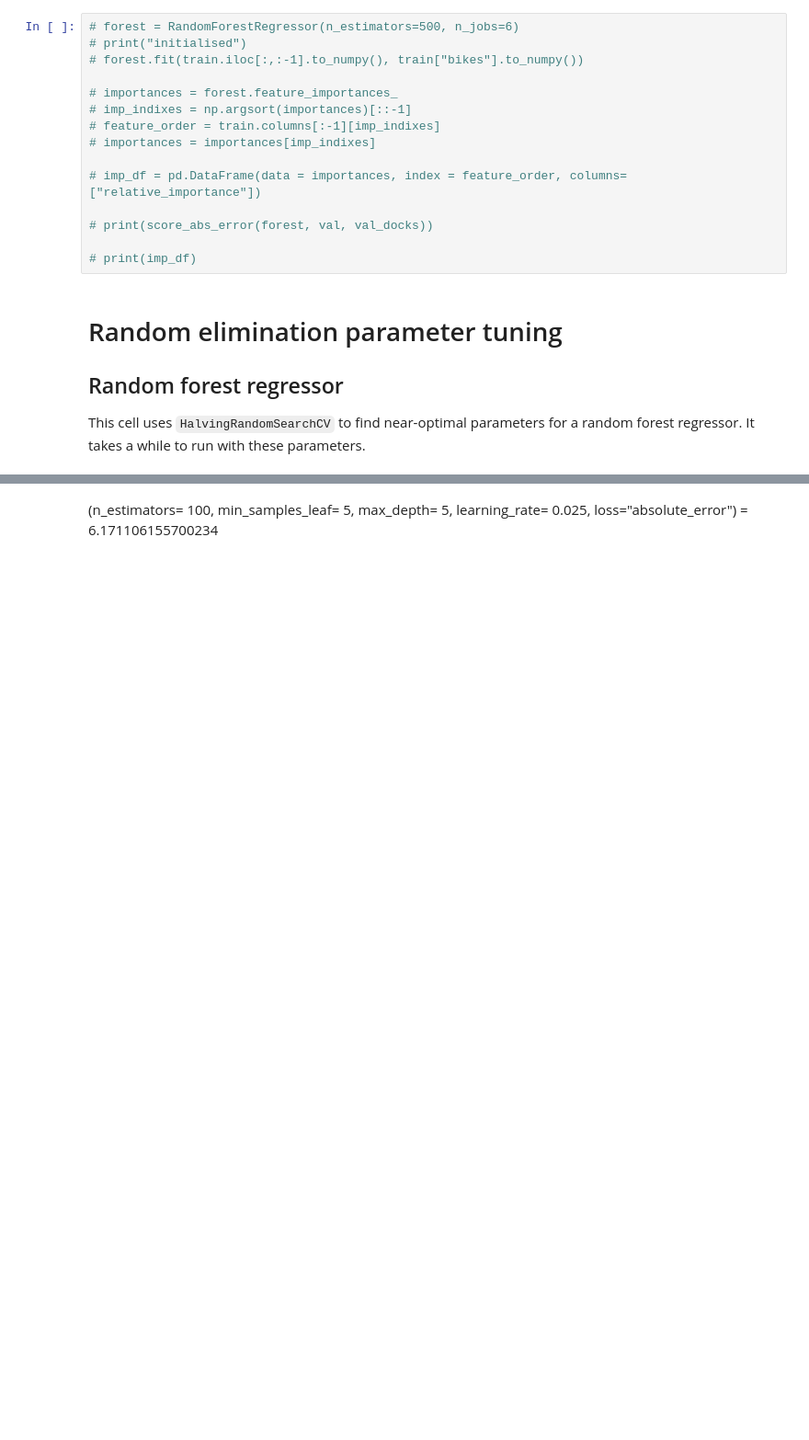
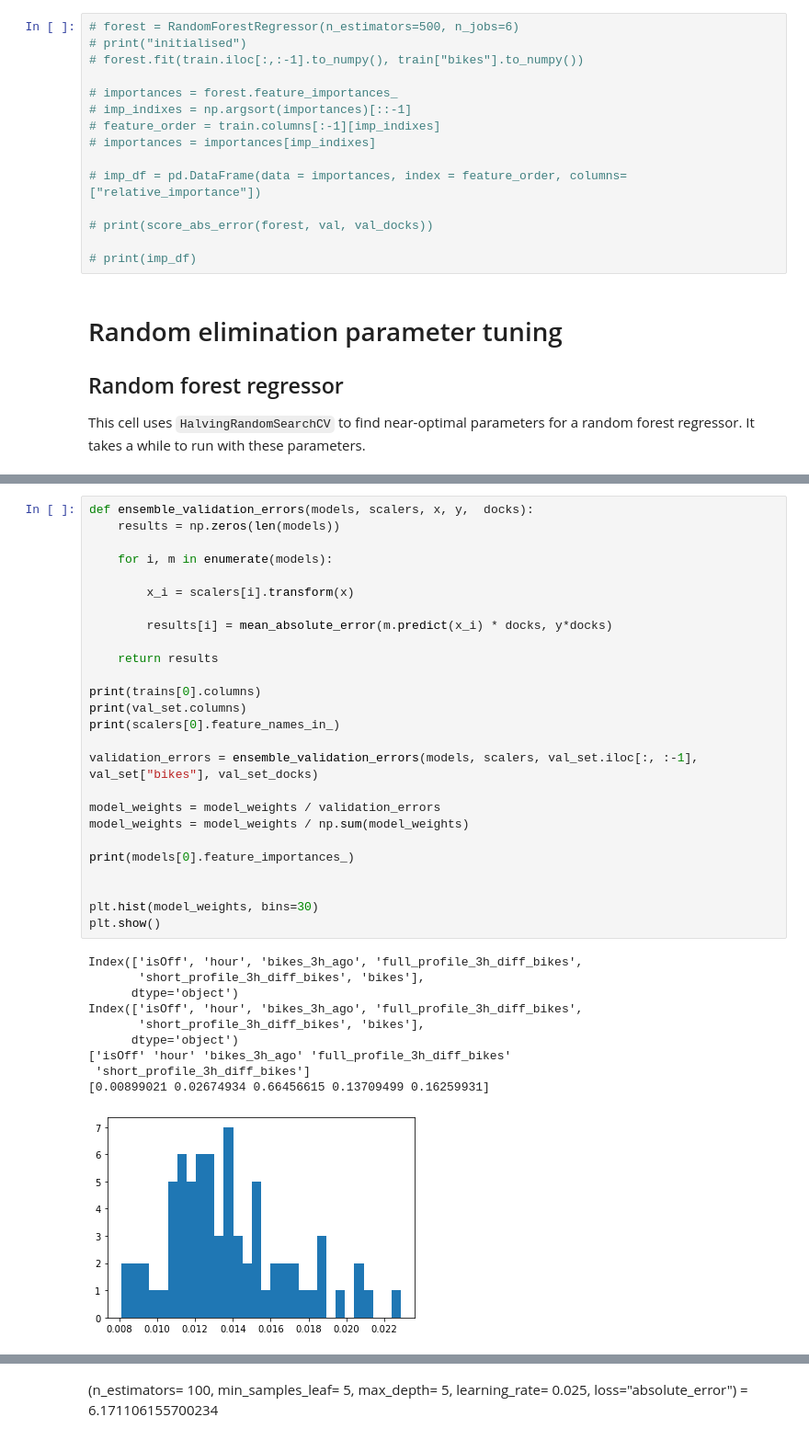
Before and after one commit to phillipSloan/MoreBikes, a Jupyter notebook: by_station_forest.ipynb, the cells around one changed output, grey strips where cells are left out. Shown at 92% size. Saved outputs shown, nothing was run; the diff lists cells and outputs as text; blank space fills up the shorter version.

```diff
--- a/by_station_forest.ipynb
+++ b/by_station_forest.ipynb
@@ -318 +336,38 @@ plt.hist(model_weights, bins=30)
+# %%
+def ensemble_validation_errors(models, scalers, x, y,  docks):
+    results = np.zeros(len(models))
+
+    for i, m in enumerate(models):
+
+        x_i = scalers[i].transform(x)
+
+        results[i] = mean_absolute_error(m.predict(x_i) * docks, y*docks)
+
+    return results
+
+print(trains[0].columns)
+print(val_set.columns)
+print(scalers[0].feature_names_in_)
+
+validation_errors = ensemble_validation_errors(models, scalers, val_set.iloc[:, :-1], val_set["bikes"], val_set_docks)
+
+model_weights = model_weights / validation_errors
+model_weights = model_weights / np.sum(model_weights)
+
+print(models[0].feature_importances_)
+
+
+plt.hist(model_weights, bins=30)
+plt.show()
+# %% [output]
+Index(['isOff', 'hour', 'bikes_3h_ago', 'full_profile_3h_diff_bikes',
+       'short_profile_3h_diff_bikes', 'bikes'],
+      dtype='object')
+Index(['isOff', 'hour', 'bikes_3h_ago', 'full_profile_3h_diff_bikes',
+       'short_profile_3h_diff_bikes', 'bikes'],
+      dtype='object')
+['isOff' 'hour' 'bikes_3h_ago' 'full_profile_3h_diff_bikes'
+ 'short_profile_3h_diff_bikes']
+[0.00899021 0.02674934 0.66456615 0.13709499 0.16259931]
+[figure, added]
 # %%
```
Also changed, not shown: parts of 7 cells of this notebook, 2 other files.
